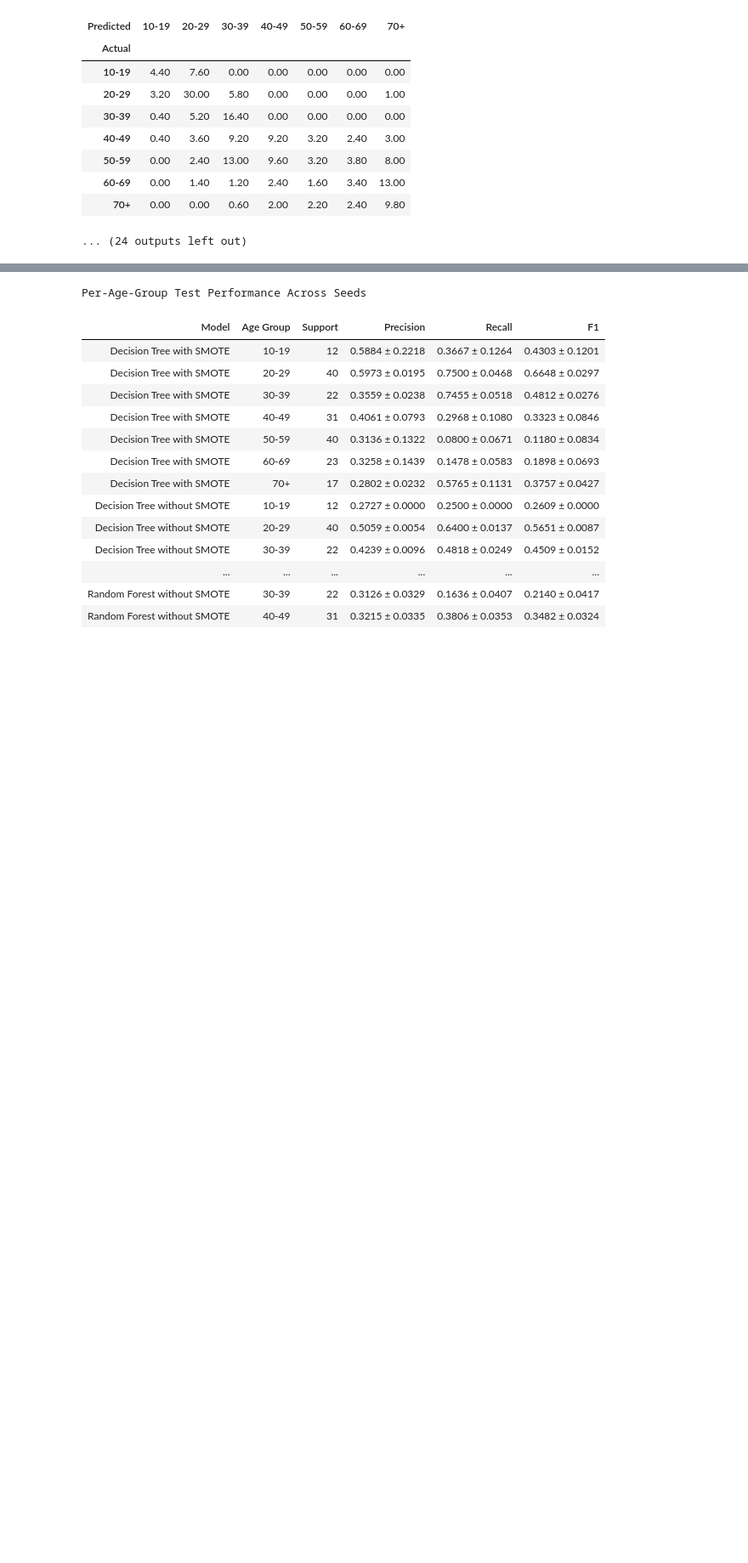
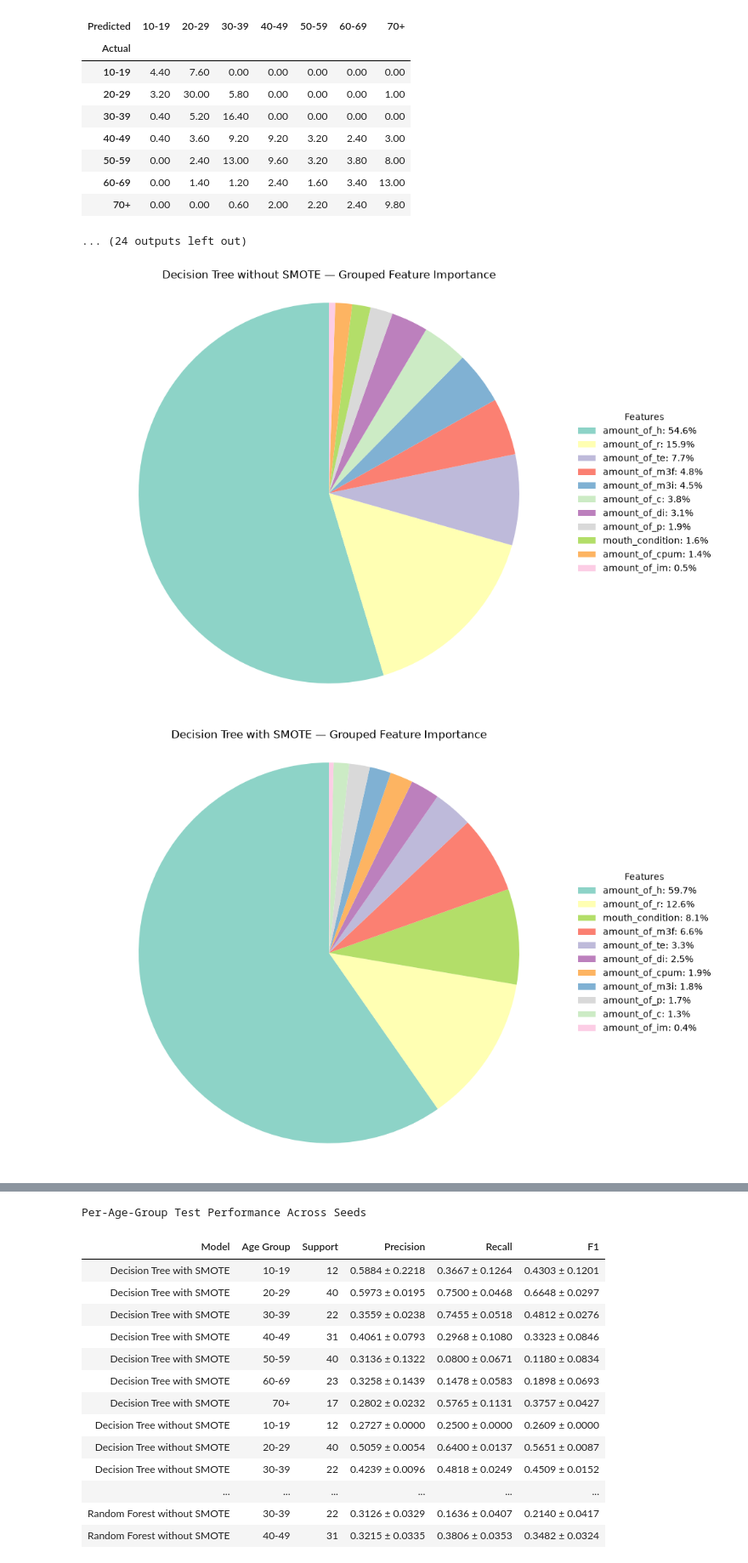
Before and after one commit to gabdumal/data_mining, a Jupyter notebook: assignment_7/test_display.ipynb, the cells around one changed output, grey strips where cells are left out. Shown at 85% size. Saved outputs shown, nothing was run; the diff lists cells and outputs as text; code cells hidden in the pictures; blank space fills up the shorter version.

```diff
--- a/assignment_7/test_display.ipynb
+++ b/assignment_7/test_display.ipynb
@@ -102,3 +115,10 @@ Decision Tree with SMOTE — Mean Confusion Matrix
 | 60-69 | 0.00 | 1.40 | 1.20 | 2.40 | 1.60 | 3.40 | 13.00 |
 | 70+ | 0.00 | 0.00 | 0.60 | 2.00 | 2.20 | 2.40 | 9.80 |
 ... (24 outputs left out)
+# %%
+plot_feature_importance_pies(
+    model_results,
+)
+# %% [output]
+[figure, added]
+[figure, added]
```
Also changed, not shown: parts of 3 cells of this notebook, 18 other files.
